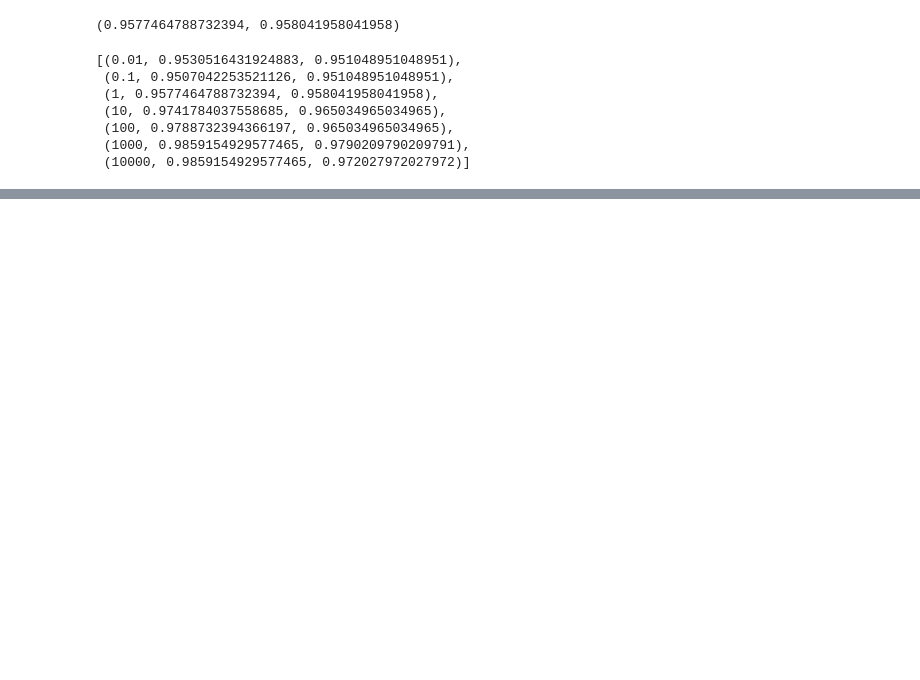
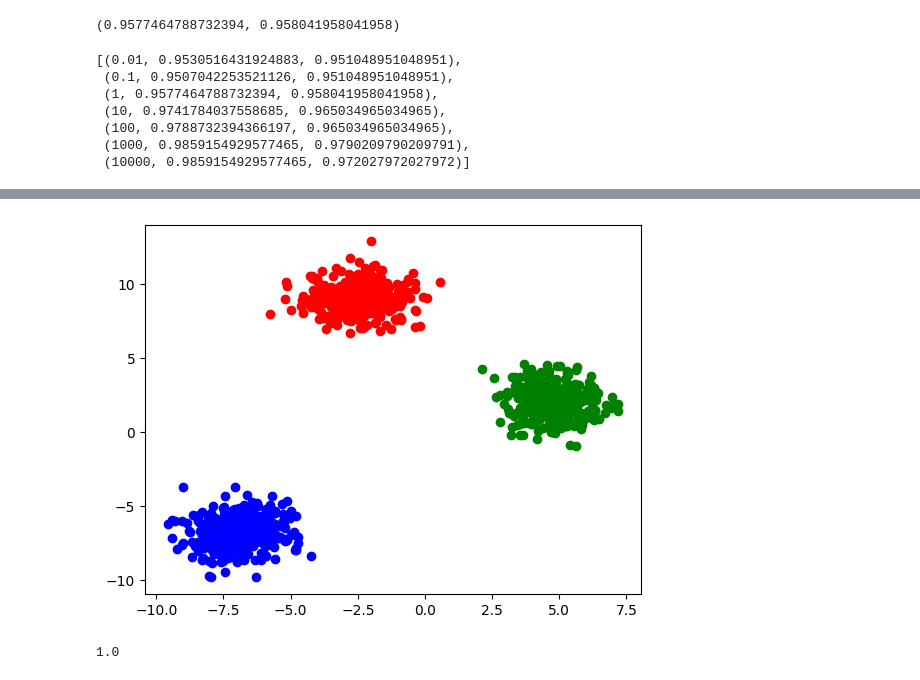
Before and after one commit to shared-repo/human-da, a Jupyter notebook: workspace/ml-basic/example-05.ipynb, the cells around one changed output, grey strips where cells are left out. Saved outputs shown, nothing was run; the diff lists cells and outputs as text; code cells hidden in the pictures; blank space fills up the shorter version.

```diff
--- a/workspace/ml-basic/example-05.ipynb
+++ b/workspace/ml-basic/example-05.ipynb
@@ -50,0 +77,15 @@ scores
+# %%
+# 데이터 확인
+plt.scatter(X[y==0, 0], X[y==0, 1], c='red')
+plt.scatter(X[y==1, 0], X[y==1, 1], c='green')
+plt.scatter(X[y==2, 0], X[y==2, 1], c='blue')
+plt.show()
+# %% [output]
+[figure, added]
+# %%
+logreg2 = LogisticRegression()
+logreg2.fit(X, y)
+
+logreg2.score(X, y)
+# %% [output]
+1.0
```
Also changed, not shown: parts of 3 cells of this notebook, 3 other files.
